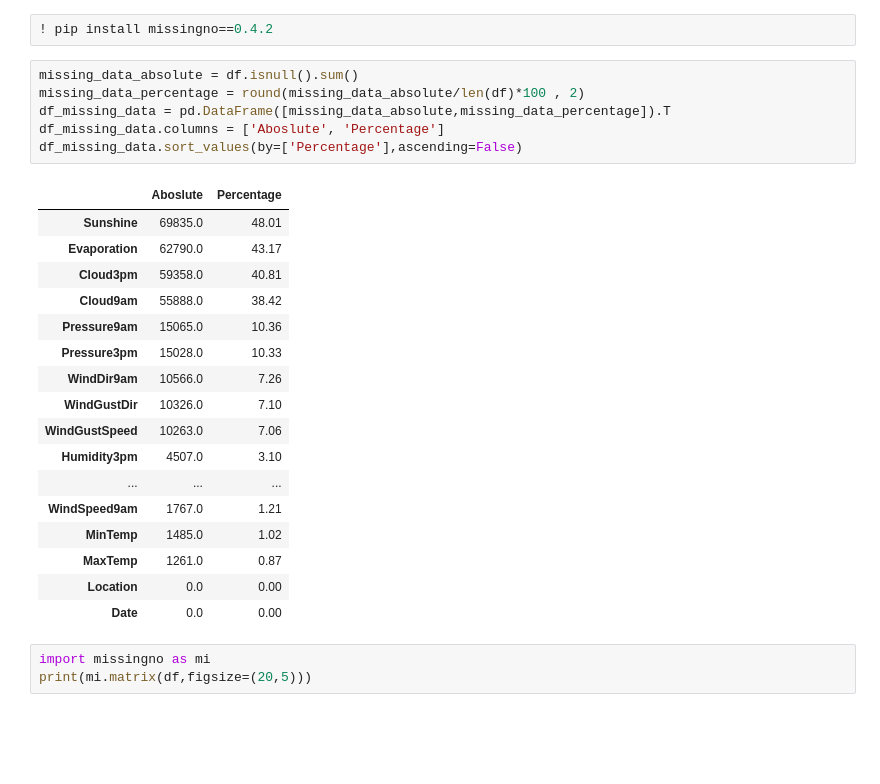
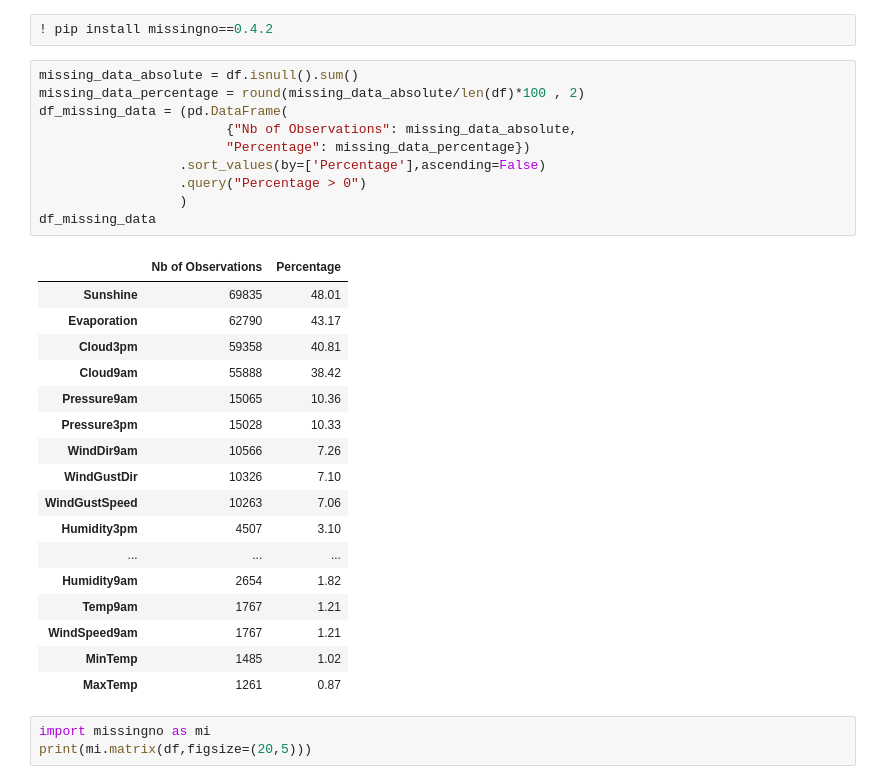
Before and after one commit to FernandoRocha88/WalkthroughProject, a Jupyter notebook: jupyter_notebooks/EDA.ipynb, the cells around one changed output. Cells and saved outputs as stored; diff of their text form; blank space fills up the shorter version.

```diff
--- a/jupyter_notebooks/EDA.ipynb
+++ b/jupyter_notebooks/EDA.ipynb
@@ -114,27 +118,31 @@ df = pd.read_csv("/content/WalkthroughProject1/inputs/datasets/weatherAUS.csv")
 # %%
 missing_data_absolute = df.isnull().sum()
 missing_data_percentage = round(missing_data_absolute/len(df)*100 , 2)
-df_missing_data = pd.DataFrame([missing_data_absolute,missing_data_percentage]).T
-df_missing_data.columns = ['Aboslute', 'Percentage']
-df_missing_data.sort_values(by=['Percentage'],ascending=False)
+df_missing_data = (pd.DataFrame(
+                        {"Nb of Observations": missing_data_absolute,
+                        "Percentage": missing_data_percentage})
+                  .sort_values(by=['Percentage'],ascending=False)
+                  .query("Percentage > 0")
+                  )
+df_missing_data
 # %% [output]
-|  | Aboslute | Percentage |
-| Sunshine | 69835.0 | 48.01 |
-| Evaporation | 62790.0 | 43.17 |
-| Cloud3pm | 59358.0 | 40.81 |
-| Cloud9am | 55888.0 | 38.42 |
-| Pressure9am | 15065.0 | 10.36 |
-| Pressure3pm | 15028.0 | 10.33 |
-| WindDir9am | 10566.0 | 7.26 |
-| WindGustDir | 10326.0 | 7.10 |
-| WindGustSpeed | 10263.0 | 7.06 |
-| Humidity3pm | 4507.0 | 3.10 |
+|  | Nb of Observations | Percentage |
+| Sunshine | 69835 | 48.01 |
+| Evaporation | 62790 | 43.17 |
+| Cloud3pm | 59358 | 40.81 |
+| Cloud9am | 55888 | 38.42 |
+| Pressure9am | 15065 | 10.36 |
+| Pressure3pm | 15028 | 10.33 |
+| WindDir9am | 10566 | 7.26 |
+| WindGustDir | 10326 | 7.10 |
+| WindGustSpeed | 10263 | 7.06 |
+| Humidity3pm | 4507 | 3.10 |
 | ... | ... | ... |
-| WindSpeed9am | 1767.0 | 1.21 |
-| MinTemp | 1485.0 | 1.02 |
-| MaxTemp | 1261.0 | 0.87 |
-| Location | 0.0 | 0.00 |
-| Date | 0.0 | 0.00 |
+| Humidity9am | 2654 | 1.82 |
+| Temp9am | 1767 | 1.21 |
+| WindSpeed9am | 1767 | 1.21 |
+| MinTemp | 1485 | 1.02 |
+| MaxTemp | 1261 | 0.87 |
 # %%
 import missingno as mi
 print(mi.matrix(df,figsize=(20,5)))
```
Also changed, not shown: parts of 6 cells of this notebook.
